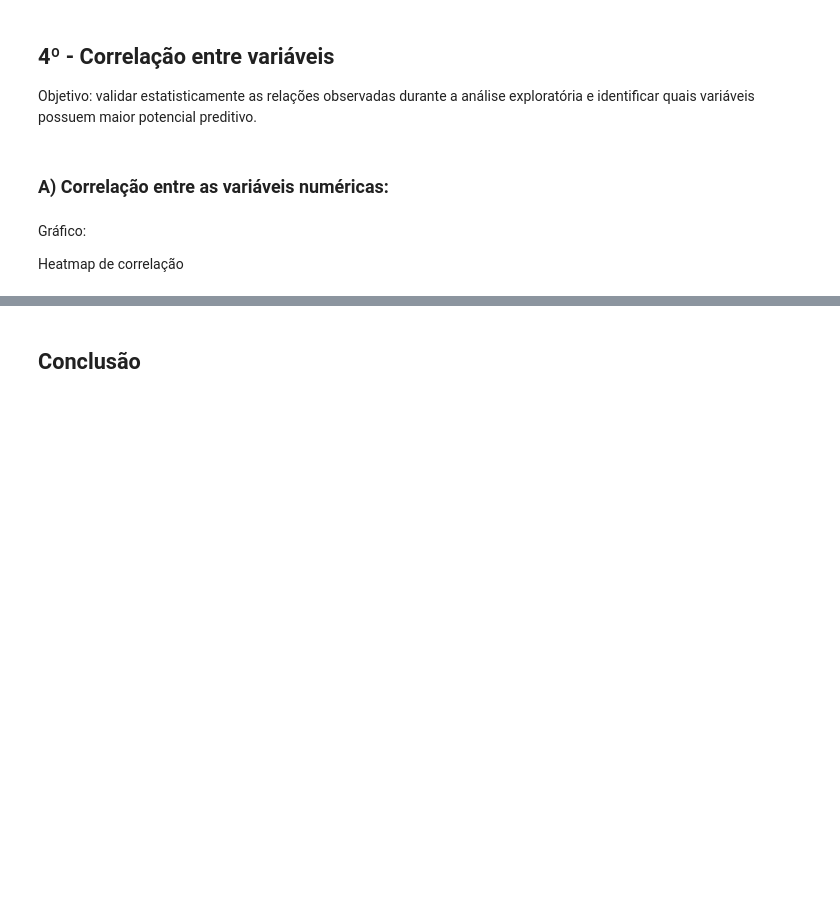
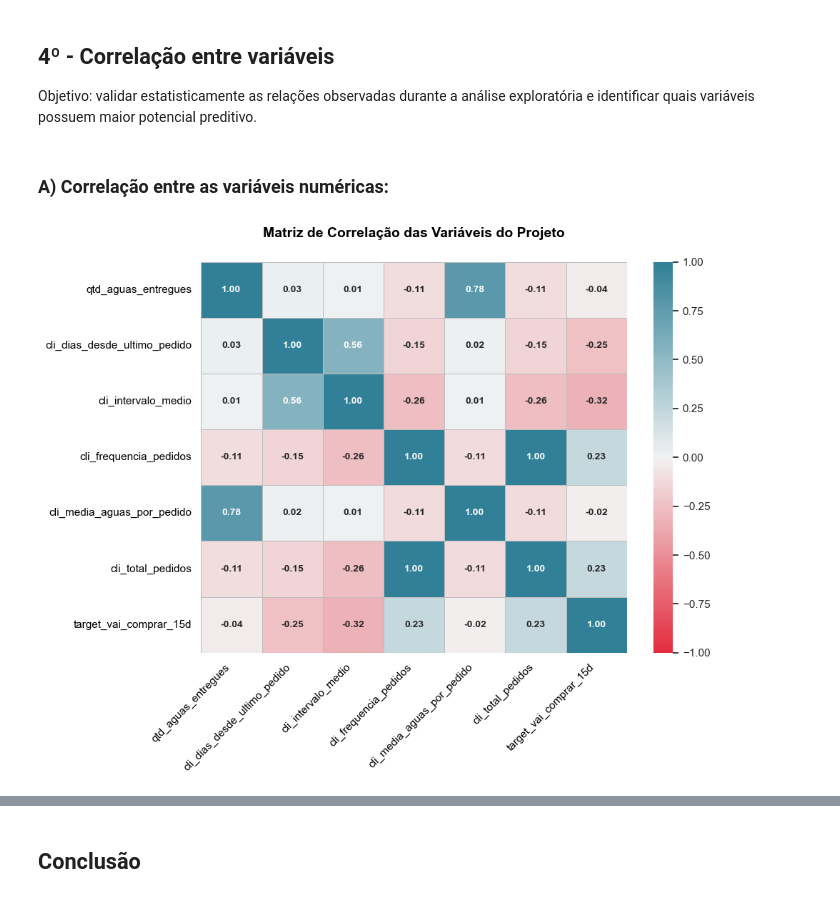
Before and after one commit to Fernandonneto/Projeto_Real_-_Previsao_Recompra_Agua_Mineral_Machine_Learning, a Jupyter notebook: Análise EDA/analise_exploratoria_dados.ipynb, the cells around one changed output, grey strips where cells are left out. Saved outputs shown, nothing was run; the diff lists cells and outputs as text; code cells hidden in the pictures; blank space fills up the shorter version.

```diff
--- a/Análise EDA/analise_exploratoria_dados.ipynb
+++ b/Análise EDA/analise_exploratoria_dados.ipynb
@@ -935,7 +935,74 @@ O gráfico revela que as estações do ano exercem uma influência clara no ritm
 Objetivo: validar estatisticamente as relações observadas durante a análise exploratória e identificar quais variáveis possuem maior potencial preditivo.
 # %% [markdown]
 ### A) Correlação entre as variáveis numéricas:
-# %% [markdown]
-Gráfico:
-
-Heatmap de correlação
+# %%
+# Configuração do estilo visual de fundo
+sns.set_theme(style="white")
+plt.figure(figsize=(10, 8))
+
+# Preparação dos dados: Isola apenas as colunas numéricas que farão sentido para o modelo
+# Remove colunas textuais, IDs ou datas brutas que distorcem a matriz de correlação
+colunas_numericas = df.select_dtypes(include=["int64", "float64"]).columns
+colunas_para_correlacao = [
+    col
+    for col in colunas_numericas
+    if col
+    not in [
+        "id_cliente",
+        "dt_ano",
+        "dt_mes",
+        "target_dt_proxima_compra",
+        "target_dias_ate_recompra",
+    ]
+]
+
+matriz_correlacao = df[colunas_para_correlacao].corr()
+
+# Paleta de cores divergente customizada
+# O centro é cinza claro (sem correlação), os extremos são azul (+) e vermelho (-)
+mapa_cores = sns.diverging_palette(
+    h_neg=10,  # Matiz para o vermelho da paleta
+    h_pos=220,  # Matiz para o azul da paleta
+    s=85,
+    l=50,
+    as_cmap=True,
+)
+
+# Plotagem do Heatmap
+sns.heatmap(
+    matriz_correlacao,
+    annot=True,  # Exibe os valores numéricos de correlação dentro dos quadrados
+    fmt=".2f",  # Duas casas decimais
+    cmap=mapa_cores,
+    vmin=-1,
+    vmax=1,  # Limites rígidos da correlação de Pearson
+    center=0,
+    linewidths=0.5,
+    linecolor=PALETA["cinza"],  # Desenha os quadrados perfeitos com sua cor cinza
+    cbar=True,  # Mantém a barra lateral de referência de cores
+    annot_kws={
+        "size": 10,
+        "weight": "bold",
+    },  # Estilo do texto interno dos quadrados
+)
+
+# Controle das bordas
+sns.despine(top=True, right=True, left=True, bottom=True)
+
+# Remove os números de escala repetidos do eixo vertical Y para manter padrão minimalista
+plt.yticks(rotation=0, color=PALETA["preto"], fontsize=11)
+plt.xticks(rotation=45, ha="right", color=PALETA["preto"], fontsize=11)
+
+# Título
+plt.title(
+    "Matriz de correlação das variáveis do projeto",
+    fontsize=14,
+    pad=25,
+    fontweight="bold",
+    color=PALETA["preto"],
+)
+
+plt.tight_layout()
+plt.show()
+# %% [output]
+[figure, added]
```
Also changed, not shown: parts of 1 cell of this notebook.
